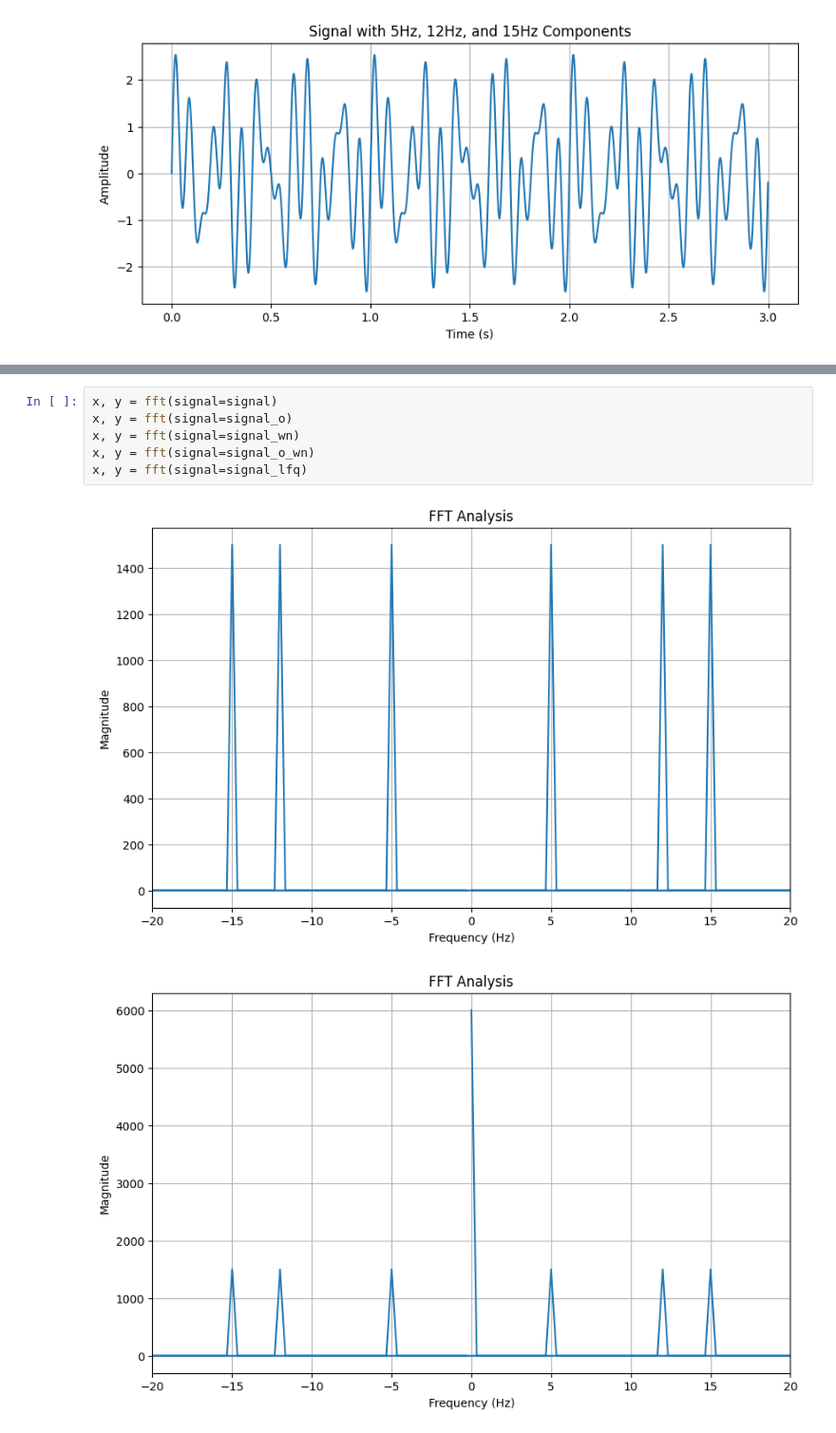
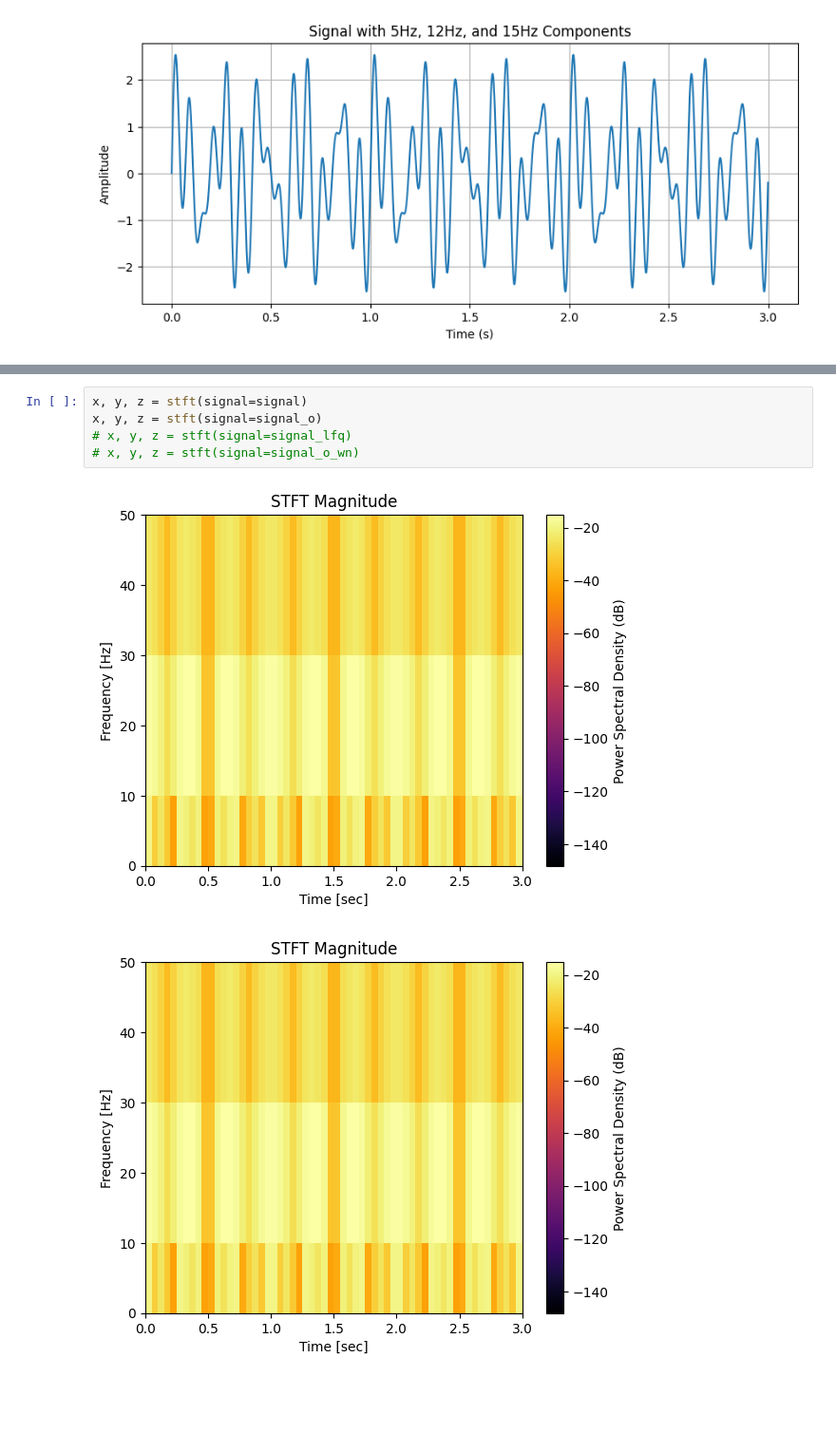
Before and after one commit to sunnivaf/TTK7-project1, a Jupyter notebook: playground.ipynb, the cells around one changed output, grey strips where cells are left out. Shown: that part at 95% size. Saved outputs shown, nothing was run; the diff lists cells and outputs as text; blank space fills up the shorter version.

```diff
--- a/playground.ipynb
+++ b/playground.ipynb
@@ -49,9 +60,8 @@ plt.show()
 # %%
-x, y = fft(signal=signal)
-x, y = fft(signal=signal_o)
-x, y = fft(signal=signal_wn)
-x, y = fft(signal=signal_o_wn)
-x, y = fft(signal=signal_lfq)
+x, y, z = stft(signal=signal)
+x, y, z = stft(signal=signal_o)
+# x, y, z = stft(signal=signal_lfq)
+# x, y, z = stft(signal=signal_o_wn)
 # %% [output]
-[figure, old version]
+[figure, new version]
-[figure, old version]
+[figure, new version]
```
Also changed, not shown: parts of 7 cells of this notebook, 2 other files.
